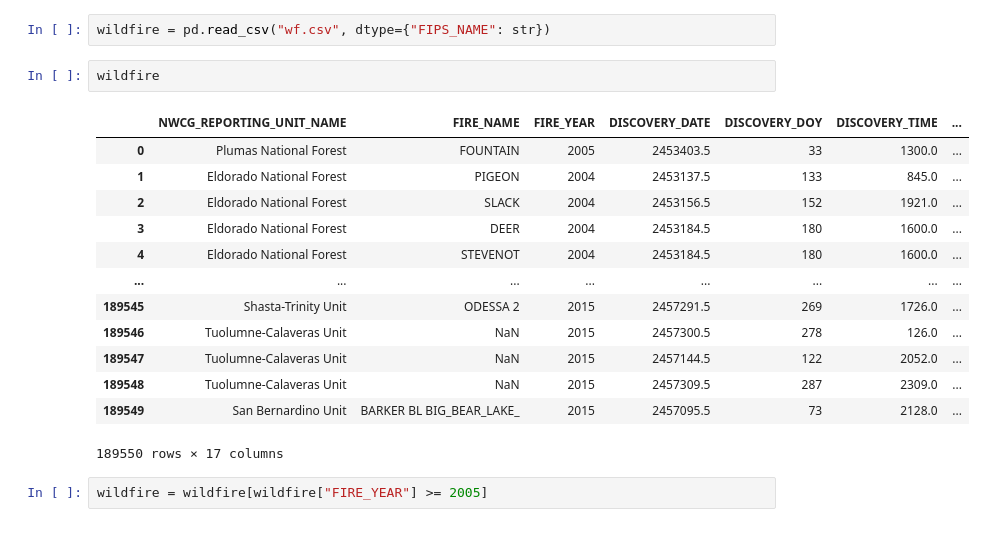
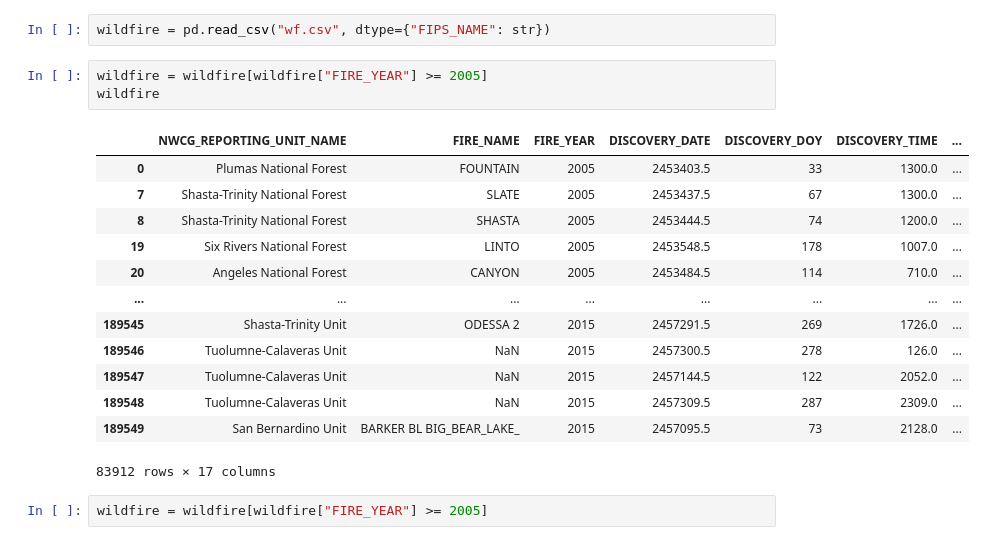
Before and after one commit to TheWarriorsUCSD/Project1, a Jupyter notebook: Rafael's Cleanup/initial_data_cleanup.ipynb, the cells around one changed output. Saved outputs shown, nothing was run; the diff lists cells and outputs as text.

```diff
--- a/Rafael's Cleanup/initial_data_cleanup.ipynb
+++ b/Rafael's Cleanup/initial_data_cleanup.ipynb
@@ -41,22 +61,23 @@ wf = wildfire
 wf.to_csv("wf.csv", index=False)
 # %%
 wildfire = pd.read_csv("wf.csv", dtype={"FIPS_NAME": str})
-# %%
-wildfire
-# %% [output]
-|  | NWCG_REPORTING_UNIT_NAME | FIRE_NAME | FIRE_YEAR | DISCOVERY_DATE | DISCOVERY_DOY | DISCOVERY_TIME | ... |
-| 0 | Plumas National Forest | FOUNTAIN | 2005 | 2453403.5 | 33 | 1300.0 | ... |
-| 1 | Eldorado National Forest | PIGEON | 2004 | 2453137.5 | 133 | 845.0 | ... |
-| 2 | Eldorado National Forest | SLACK | 2004 | 2453156.5 | 152 | 1921.0 | ... |
-| 3 | Eldorado National Forest | DEER | 2004 | 2453184.5 | 180 | 1600.0 | ... |
-| 4 | Eldorado National Forest | STEVENOT | 2004 | 2453184.5 | 180 | 1600.0 | ... |
-| ... | ... | ... | ... | ... | ... | ... | ... |
-| 189545 | Shasta-Trinity Unit | ODESSA 2 | 2015 | 2457291.5 | 269 | 1726.0 | ... |
-| 189546 | Tuolumne-Calaveras Unit | NaN | 2015 | 2457300.5 | 278 | 126.0 | ... |
-| 189547 | Tuolumne-Calaveras Unit | NaN | 2015 | 2457144.5 | 122 | 2052.0 | ... |
-| 189548 | Tuolumne-Calaveras Unit | NaN | 2015 | 2457309.5 | 287 | 2309.0 | ... |
-| 189549 | San Bernardino Unit | BARKER BL BIG_BEAR_LAKE_ | 2015 | 2457095.5 | 73 | 2128.0 | ... |
-189550 rows × 17 columns
+# %%
+wildfire = wildfire[wildfire["FIRE_YEAR"] >= 2005]
+wildfire
+# %% [output]
+|  | NWCG_REPORTING_UNIT_NAME | FIRE_NAME | FIRE_YEAR | DISCOVERY_DATE | DISCOVERY_DOY | DISCOVERY_TIME | ... |
+| 0 | Plumas National Forest | FOUNTAIN | 2005 | 2453403.5 | 33 | 1300.0 | ... |
+| 7 | Shasta-Trinity National Forest | SLATE | 2005 | 2453437.5 | 67 | 1300.0 | ... |
+| 8 | Shasta-Trinity National Forest | SHASTA | 2005 | 2453444.5 | 74 | 1200.0 | ... |
+| 19 | Six Rivers National Forest | LINTO | 2005 | 2453548.5 | 178 | 1007.0 | ... |
+| 20 | Angeles National Forest | CANYON | 2005 | 2453484.5 | 114 | 710.0 | ... |
+| ... | ... | ... | ... | ... | ... | ... | ... |
+| 189545 | Shasta-Trinity Unit | ODESSA 2 | 2015 | 2457291.5 | 269 | 1726.0 | ... |
+| 189546 | Tuolumne-Calaveras Unit | NaN | 2015 | 2457300.5 | 278 | 126.0 | ... |
+| 189547 | Tuolumne-Calaveras Unit | NaN | 2015 | 2457144.5 | 122 | 2052.0 | ... |
+| 189548 | Tuolumne-Calaveras Unit | NaN | 2015 | 2457309.5 | 287 | 2309.0 | ... |
+| 189549 | San Bernardino Unit | BARKER BL BIG_BEAR_LAKE_ | 2015 | 2457095.5 | 73 | 2128.0 | ... |
+83912 rows × 17 columns
 # %%
 wildfire = wildfire[wildfire["FIRE_YEAR"] >= 2005]
 # %%
```
Also changed, not shown: parts of 4 cells of this notebook.
